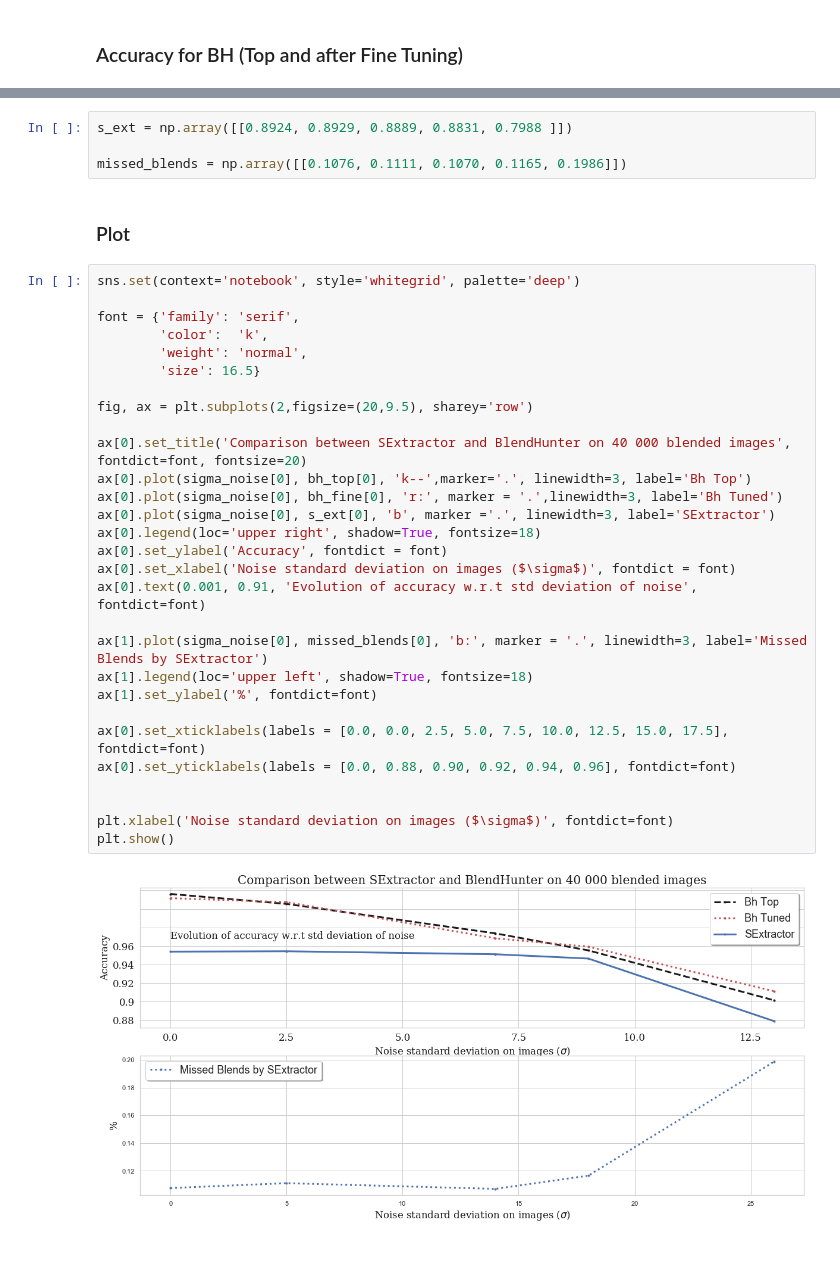
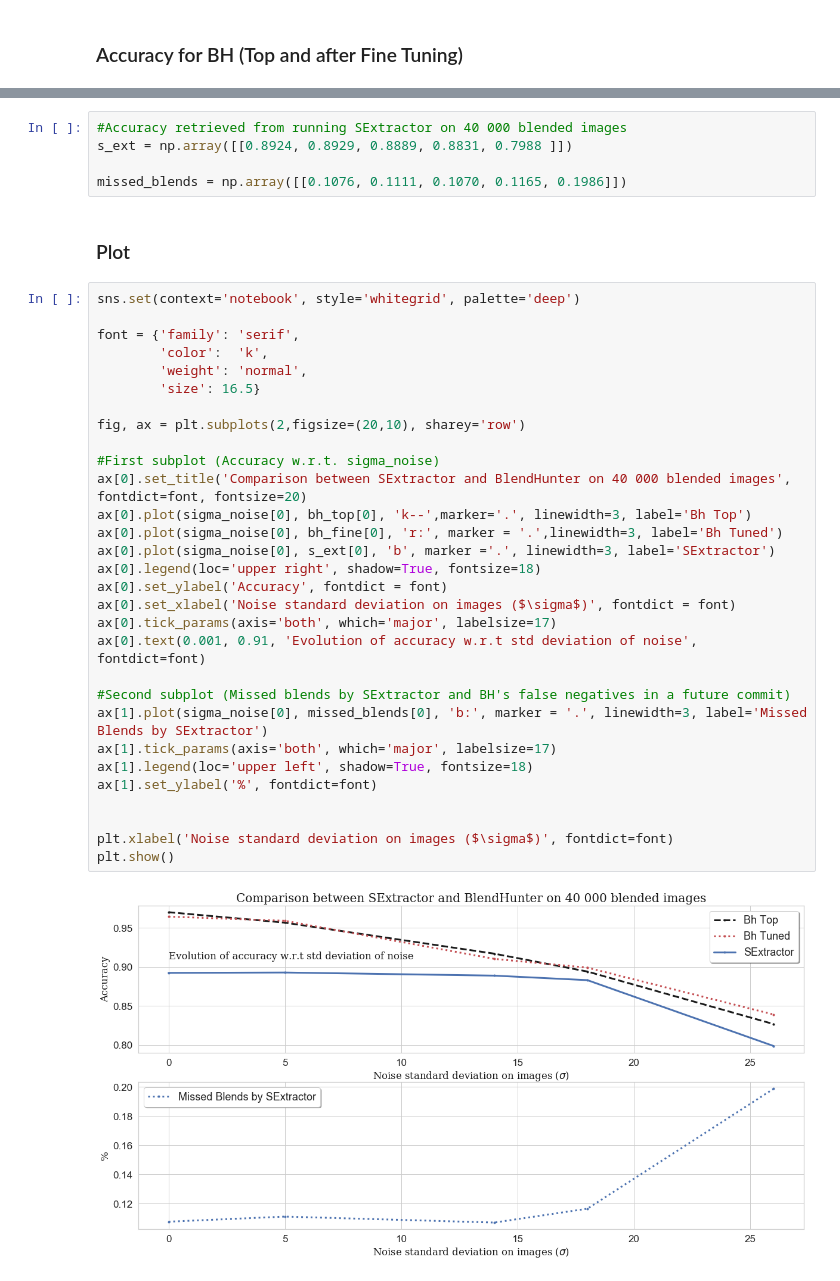
Before and after one commit to CosmoStat/BlendHunter, a Jupyter notebook: comparison_bh_sextractor.ipynb, the cells around one changed output, grey strips where cells are left out. Cells and saved outputs as stored; diff of their text form; blank space fills up the shorter version.

Commit message:
Clean comparison bh and sextractor script

```diff
--- a/comparison_bh_sextractor.ipynb
+++ b/comparison_bh_sextractor.ipynb
@@ -23,4 +23,5 @@ bh_fine = np.array([[0.9645, 0.959125, 0.910375,0.899125, 0.839125 ]])
 # %%
+#Accuracy retrieved from running SExtractor on 40 000 blended images
 s_ext = np.array([[0.8924, 0.8929, 0.8889, 0.8831, 0.7988 ]])
 
 missed_blends = np.array([[0.1076, 0.1111, 0.1070, 0.1165, 0.1986]])
@@ -29,31 +30,32 @@ missed_blends = np.array([[0.1076, 0.1111, 0.1070, 0.1165, 0.1986]])
 # %%
 sns.set(context='notebook', style='whitegrid', palette='deep')
 
 font = {'family': 'serif',
         'color':  'k',
         'weight': 'normal',
         'size': 16.5}
 
-fig, ax = plt.subplots(2,figsize=(20,9.5), sharey='row')
+fig, ax = plt.subplots(2,figsize=(20,10), sharey='row')
 
+#First subplot (Accuracy w.r.t. sigma_noise)
 ax[0].set_title('Comparison between SExtractor and BlendHunter on 40 000 blended images', fontdict=font, fontsize=20)
 ax[0].plot(sigma_noise[0], bh_top[0], 'k--',marker='.', linewidth=3, label='Bh Top')
 ax[0].plot(sigma_noise[0], bh_fine[0], 'r:', marker = '.',linewidth=3, label='Bh Tuned')
 ax[0].plot(sigma_noise[0], s_ext[0], 'b', marker ='.', linewidth=3, label='SExtractor')
 ax[0].legend(loc='upper right', shadow=True, fontsize=18)
 ax[0].set_ylabel('Accuracy', fontdict = font)
 ax[0].set_xlabel('Noise standard deviation on images ($\sigma$)', fontdict = font)
+ax[0].tick_params(axis='both', which='major', labelsize=17)
 ax[0].text(0.001, 0.91, 'Evolution of accuracy w.r.t std deviation of noise', fontdict=font)
 
+#Second subplot (Missed blends by SExtractor and BH's false negatives in a future commit)
 ax[1].plot(sigma_noise[0], missed_blends[0], 'b:', marker = '.', linewidth=3, label='Missed Blends by SExtractor')
+ax[1].tick_params(axis='both', which='major', labelsize=17)
 ax[1].legend(loc='upper left', shadow=True, fontsize=18)
 ax[1].set_ylabel('%', fontdict=font)
-
-ax[0].set_xticklabels(labels = [0.0, 0.0, 2.5, 5.0, 7.5, 10.0, 12.5, 15.0, 17.5], fontdict=font)
-ax[0].set_yticklabels(labels = [0.0, 0.88, 0.90, 0.92, 0.94, 0.96], fontdict=font)
 
 
 plt.xlabel('Noise standard deviation on images ($\sigma$)', fontdict=font)
 plt.show()
 # %% [output]
-[figure, old version]
+[figure, new version]
```
Also changed, not shown: parts of 4 cells of this notebook.
